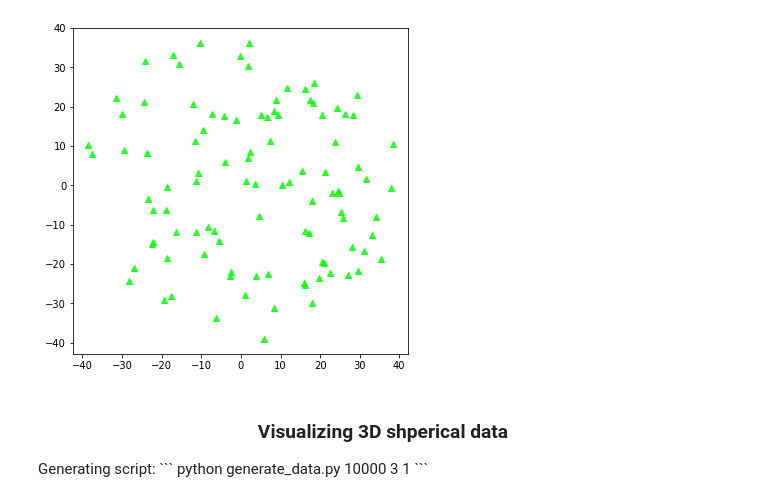
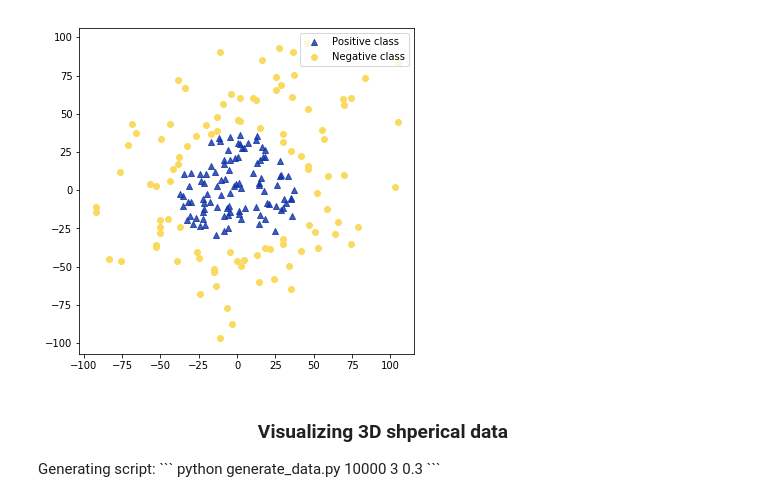
Before and after one commit to MoonL1ght/ML-Things, a Jupyter notebook: Complementary GAN/data_visualization.ipynb, the cells around one changed output. Cells and saved outputs as stored; diff of their text form; code cells hidden in the pictures.

````diff
--- a/Complementary GAN/data_visualization.ipynb
+++ b/Complementary GAN/data_visualization.ipynb
@@ -33,20 +36,20 @@ data_2d = pd.read_csv(DATA_FILE, sep=';').drop(['Unnamed: 0'], axis=1)
 # %%
 data_2d = np.array(data_2d)
 pos_data = data_2d[data_2d[:, 2] == 1][:100]
 neg_data = data_2d[data_2d[:, 2] == 0][:100]
 
 figure = plt.figure(figsize=(6, 6))
-for c, m, data in [((0, 1, 0, 0.8), '^', pos_data), ((0, 0, 1, 0.8), 'o', neg_data)]:
+for c, m, data in [((16/255, 52/255, 166/255, 0.8), '^', pos_data), ((250/255, 218/255, 94/255, 1), 'o', neg_data)]:
     plt.scatter(data[:, 0], data[:, 1], c=c, marker=m)
-
+plt.legend(['Positive class', 'Negative class'], loc='upper right')
 plt.show()
 # %% [output]
-[figure, old version]
+[figure, new version]
 # %% [markdown]
 <center><h3>Visualizing 3D shperical data</h3></center>
 Generating script:
 ```
-python generate_data.py 10000 3 1
+python generate_data.py 10000 3 0.3
 ```
 # %%
 DATA_FILE = './data/data_10000_3dim.csv'
````
Also changed, not shown: parts of 4 cells of this notebook, 4 other files.
